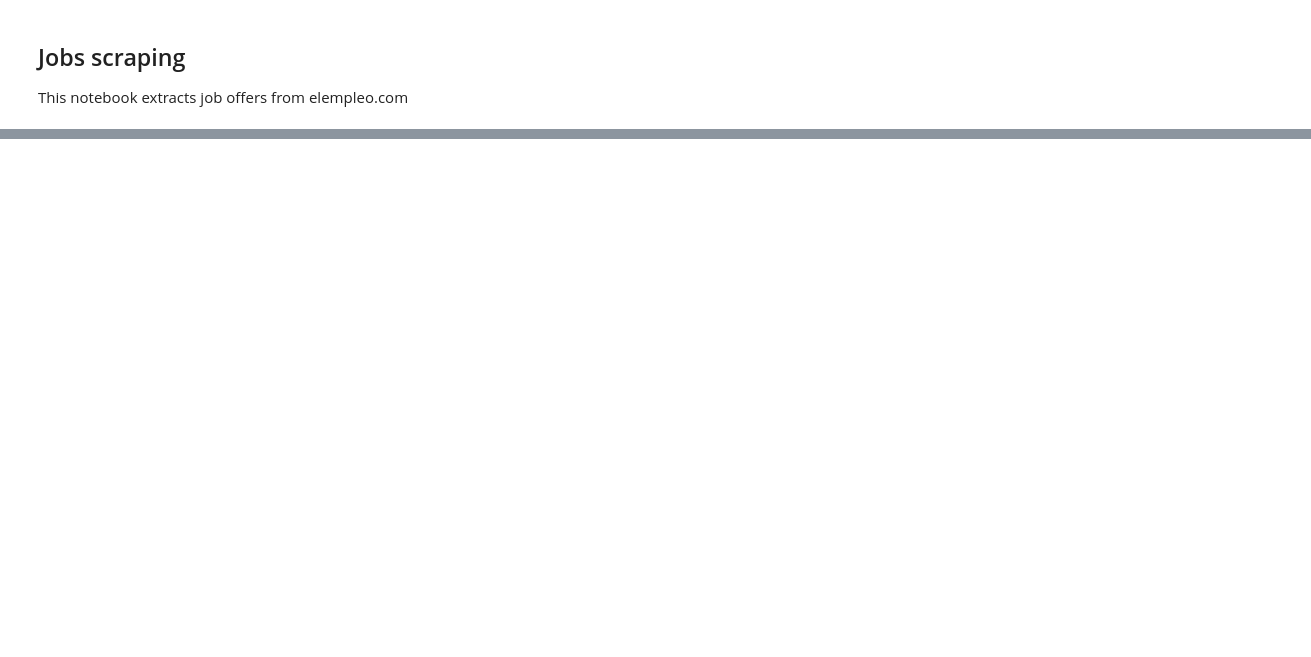
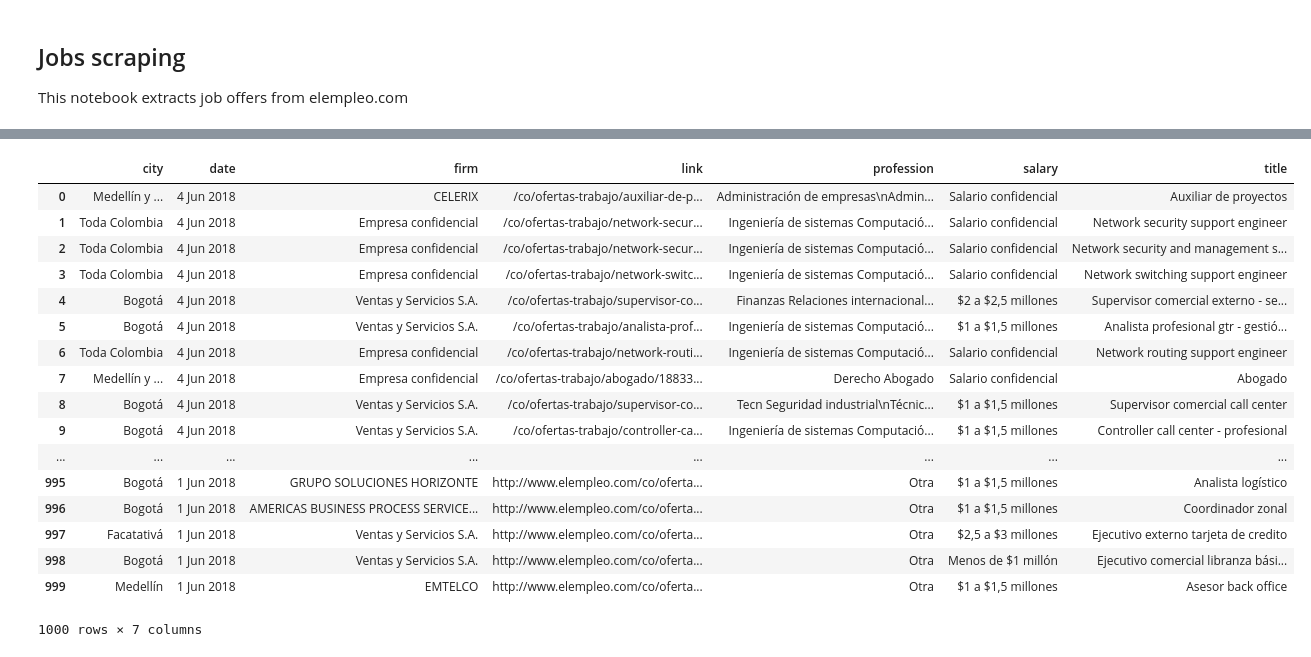
Before and after one commit to Mv77/Scraping-elempleo, a Jupyter notebook: Scraping_elempleo.ipynb, the cells around one changed output, grey strips where cells are left out. Drawn from its saved outputs; the diff is of its cells as text; code cells hidden in the pictures; blank space fills up the shorter version.

Commit message:
Now scraps professional requirements for each position.

```diff
--- a/Scraping_elempleo.ipynb
+++ b/Scraping_elempleo.ipynb
@@ -15,7 +15,7 @@ import time
 url = "http://www.elempleo.com/co/ofertas-empleo/"
 
 # Number of pages to be scrapped
-nopag = 20
+nopag = 50
 
 # Initialize browser in page
 browser = webdriver.Chrome()
@@ -35,3 +35,5 @@ for _ in range(nopag):
 
     # Wait for content to load
     time.sleep(3)
+
+browser.close()
@@ -42,6 +40,7 @@ We extract the code in the main container and then find all the articles. We dis
 # %%
-# Offers are in the third container row instance
-tables = [ x.select(".container .row")[2] for x in pages ]
+# Get job tables
+tables = [ x.select(".container .row .result-list")[0] for x in pages ]
+
 # Find jobs from tables
 jobs = [ x.select(".result-item") for x in tables]
 
@@ -93,0 +64,16 @@ jobs_tab
+# %%
+def getProfession(url,prof_link):
+    # Check if link includes url
+    if url in prof_link:
+        page = requests.get(prof_link)
+    else:
+        page = requests.get(url + prof_link)
+    page = BeautifulSoup(page.content, 'html.parser')
+
+    titles = page.select("div #ProfessionLightBox #messageResponse li")
+    titles = [x.get_text() for x in titles]
+    return("\n".join(titles))
+
+url = "http://www.elempleo.com"
+
+profs = [getProfession(url,link) for link in links]
@@ -93,0 +98,30 @@ jobs_tab
+# %%
+jobs_tab = pd.DataFrame({
+        "date": dates,
+        "firm": companies,
+        "city": cities,
+        "title": titles,
+        "salary": salaries,
+        "profession": profs,
+        "link": links
+    })
+jobs_tab
+# %% [output]
+|  | city | date | firm | link | profession | salary | title |
+| 0 | Medellín y ... | 4 Jun 2018 | CELERIX | /co/ofertas-trabajo/auxiliar-de-p... | Administración de empresas\nAdmin... | Salario confidencial | Auxiliar de proyectos |
+| 1 | Toda Colombia | 4 Jun 2018 | Empresa confidencial | /co/ofertas-trabajo/network-secur... | Ingeniería de sistemas Computació... | Salario confidencial | Network security support engineer |
+| 2 | Toda Colombia | 4 Jun 2018 | Empresa confidencial | /co/ofertas-trabajo/network-secur... | Ingeniería de sistemas Computació... | Salario confidencial | Network security and management s... |
+| 3 | Toda Colombia | 4 Jun 2018 | Empresa confidencial | /co/ofertas-trabajo/network-switc... | Ingeniería de sistemas Computació... | Salario confidencial | Network switching support engineer |
+| 4 | Bogotá | 4 Jun 2018 | Ventas y Servicios S.A. | /co/ofertas-trabajo/supervisor-co... | Finanzas Relaciones internacional... | $2 a $2,5 millones | Supervisor comercial externo - se... |
+| 5 | Bogotá | 4 Jun 2018 | Ventas y Servicios S.A. | /co/ofertas-trabajo/analista-prof... | Ingeniería de sistemas Computació... | $1 a $1,5 millones | Analista profesional gtr - gestió... |
+| 6 | Toda Colombia | 4 Jun 2018 | Empresa confidencial | /co/ofertas-trabajo/network-routi... | Ingeniería de sistemas Computació... | Salario confidencial | Network routing support engineer |
+| 7 | Medellín y ... | 4 Jun 2018 | Empresa confidencial | /co/ofertas-trabajo/abogado/18833... | Derecho Abogado | Salario confidencial | Abogado |
+| 8 | Bogotá | 4 Jun 2018 | Ventas y Servicios S.A. | /co/ofertas-trabajo/supervisor-co... | Tecn Seguridad industrial\nTécnic... | $1 a $1,5 millones | Supervisor comercial call center |
+| 9 | Bogotá | 4 Jun 2018 | Ventas y Servicios S.A. | /co/ofertas-trabajo/controller-ca... | Ingeniería de sistemas Computació... | $1 a $1,5 millones | Controller call center - profesional |
+| ... | ... | ... | ... | ... | ... | ... | ... |
+| 995 | Bogotá | 1 Jun 2018 | GRUPO SOLUCIONES HORIZONTE | http://www.elempleo.com/co/oferta... | Otra | $1 a $1,5 millones | Analista logístico |
+| 996 | Bogotá | 1 Jun 2018 | AMERICAS BUSINESS PROCESS SERVICE... | http://www.elempleo.com/co/oferta... | Otra | $1 a $1,5 millones | Coordinador zonal |
+| 997 | Facatativá | 1 Jun 2018 | Ventas y Servicios S.A. | http://www.elempleo.com/co/oferta... | Otra | $2,5 a $3 millones | Ejecutivo externo tarjeta de credito |
+| 998 | Bogotá | 1 Jun 2018 | Ventas y Servicios S.A. | http://www.elempleo.com/co/oferta... | Otra | Menos de $1 millón | Ejecutivo comercial libranza bási... |
+| 999 | Medellín | 1 Jun 2018 | EMTELCO | http://www.elempleo.com/co/oferta... | Otra | $1 a $1,5 millones | Asesor back office |
+1000 rows × 7 columns
```
Also changed, not shown: parts of 3 cells of this notebook.
